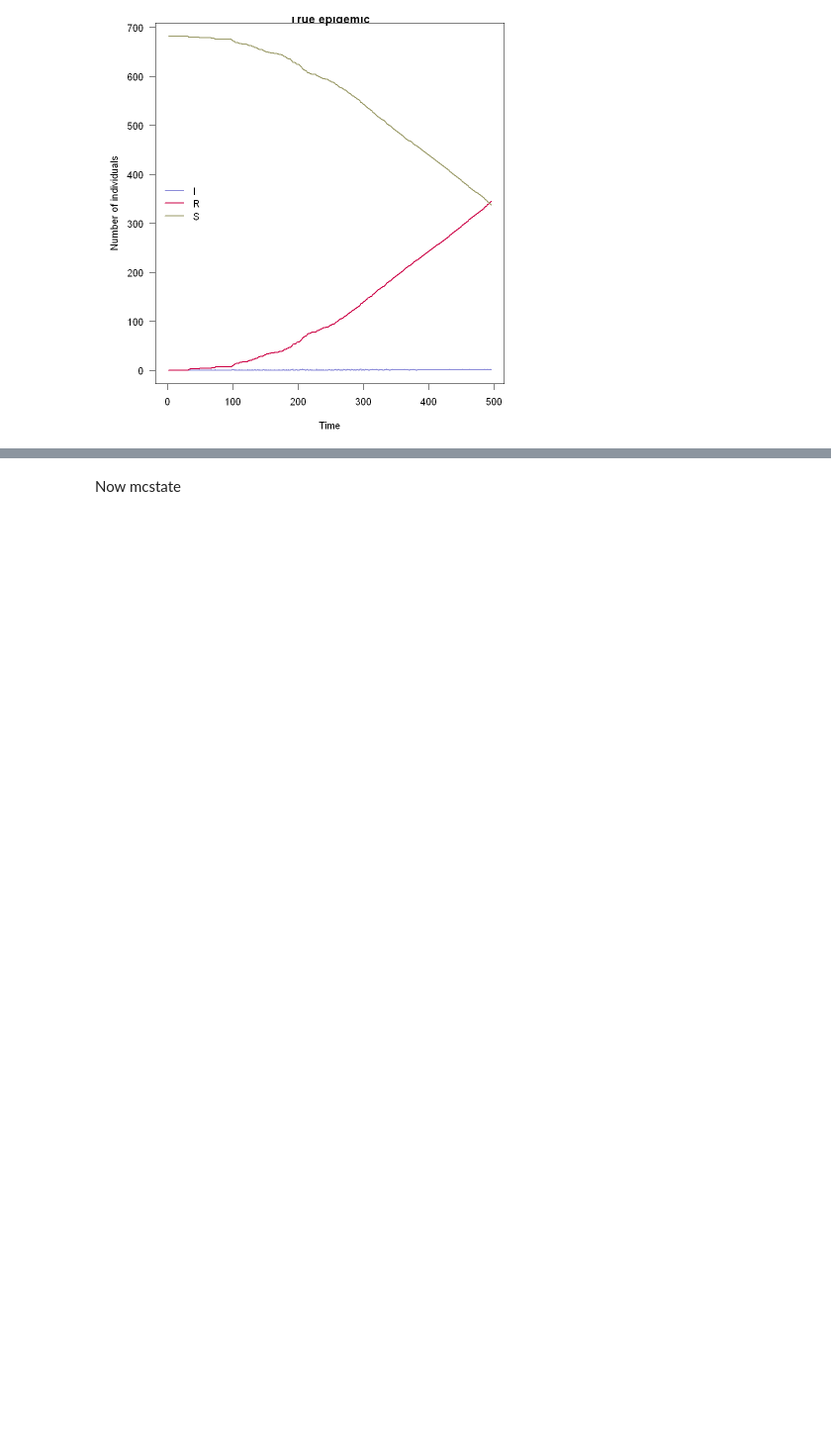
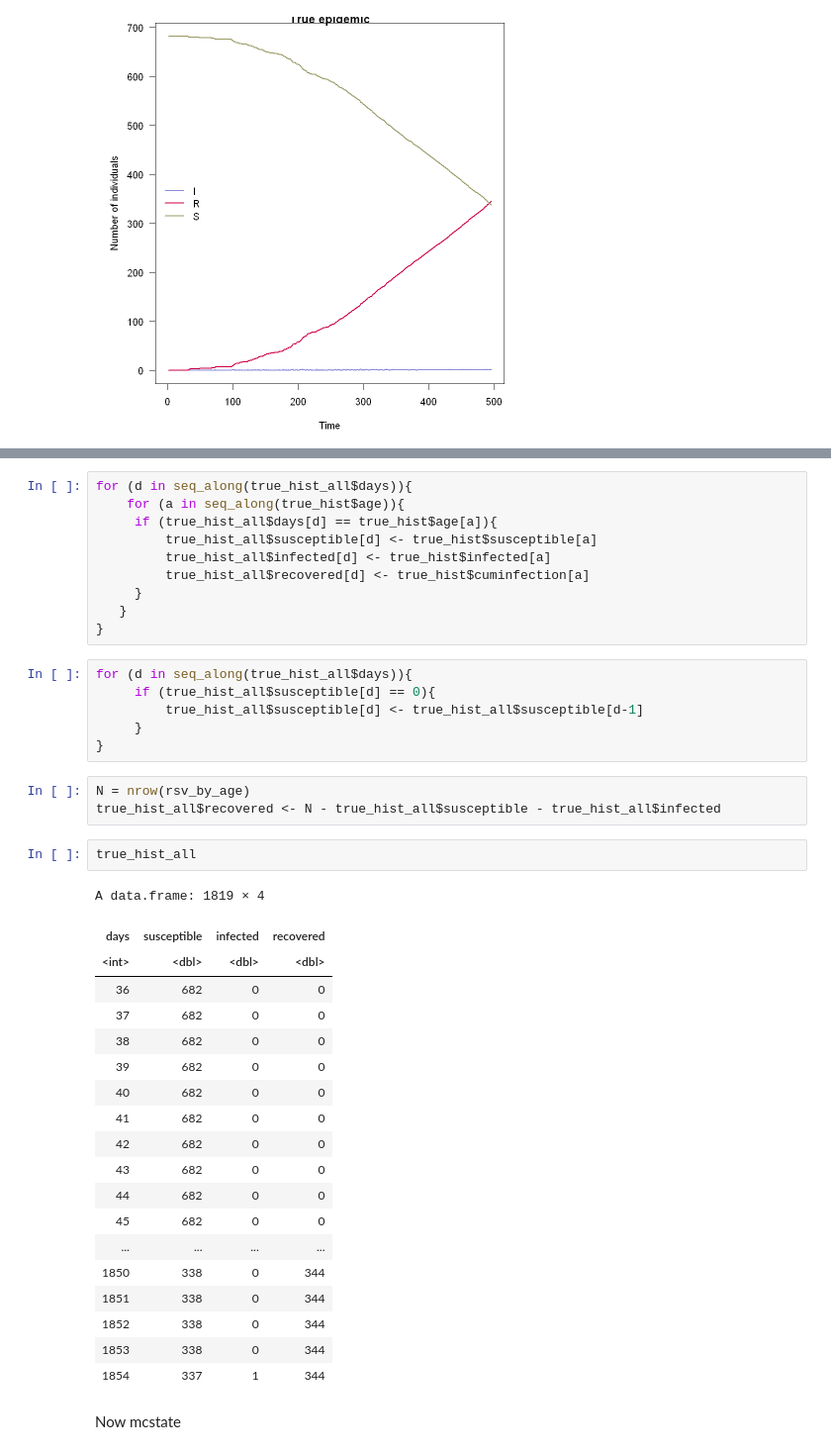
Before and after one commit to jmayer-cgh/RSV_infection_NL, a Jupyter notebook: My model/Trying to use mcstate again.ipynb, the cells around one changed output, grey strips where cells are left out. Shown at 99% size. Drawn from its saved outputs; the diff is of its cells as text; blank space fills up the shorter version.

```diff
--- a/My model/Trying to use mcstate again.ipynb
+++ b/My model/Trying to use mcstate again.ipynb
@@ -75,3 +85,44 @@ title("True epidemic", line = 0)
+# %%
+for (d in seq_along(true_hist_all$days)){
+    for (a in seq_along(true_hist$age)){
+     if (true_hist_all$days[d] == true_hist$age[a]){
+         true_hist_all$susceptible[d] <- true_hist$susceptible[a]
+         true_hist_all$infected[d] <- true_hist$infected[a]
+         true_hist_all$recovered[d] <- true_hist$cuminfection[a]
+     }
+   }
+}
+# %%
+for (d in seq_along(true_hist_all$days)){
+     if (true_hist_all$susceptible[d] == 0){
+         true_hist_all$susceptible[d] <- true_hist_all$susceptible[d-1]
+     }
+}
+# %%
+N = nrow(rsv_by_age)
+true_hist_all$recovered <- N - true_hist_all$susceptible - true_hist_all$infected
+# %%
+true_hist_all
+# %% [output]
+A data.frame: 1819 × 4
+| days | susceptible | infected | recovered |
+| <int> | <dbl> | <dbl> | <dbl> |
+| 36 | 682 | 0 | 0 |
+| 37 | 682 | 0 | 0 |
+| 38 | 682 | 0 | 0 |
+| 39 | 682 | 0 | 0 |
+| 40 | 682 | 0 | 0 |
+| 41 | 682 | 0 | 0 |
+| 42 | 682 | 0 | 0 |
+| 43 | 682 | 0 | 0 |
+| 44 | 682 | 0 | 0 |
+| 45 | 682 | 0 | 0 |
+| ... | ... | ... | ... |
+| 1850 | 338 | 0 | 344 |
+| 1851 | 338 | 0 | 344 |
+| 1852 | 338 | 0 | 344 |
+| 1853 | 338 | 0 | 344 |
+| 1854 | 337 | 1 | 344 |
 # %% [markdown]
 Now mcstate
 # %%
```
Also changed, not shown: parts of 9 cells of this notebook.
